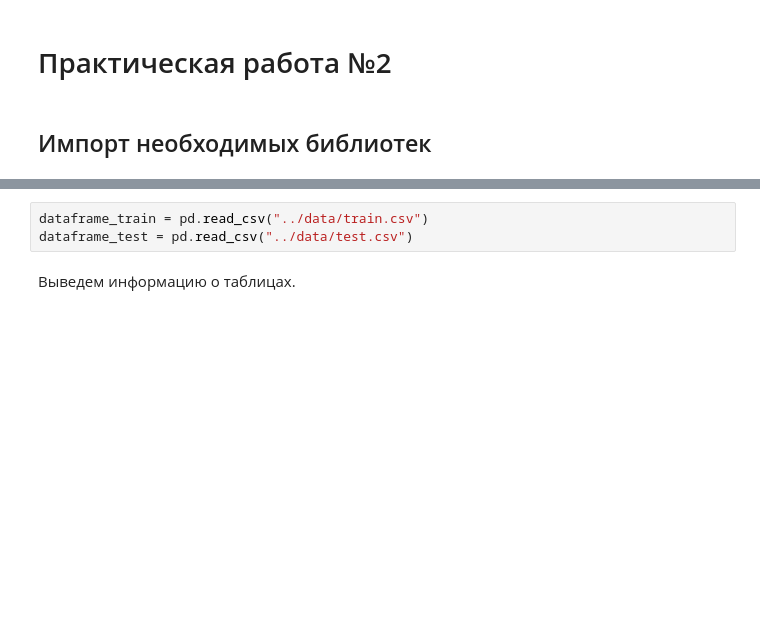
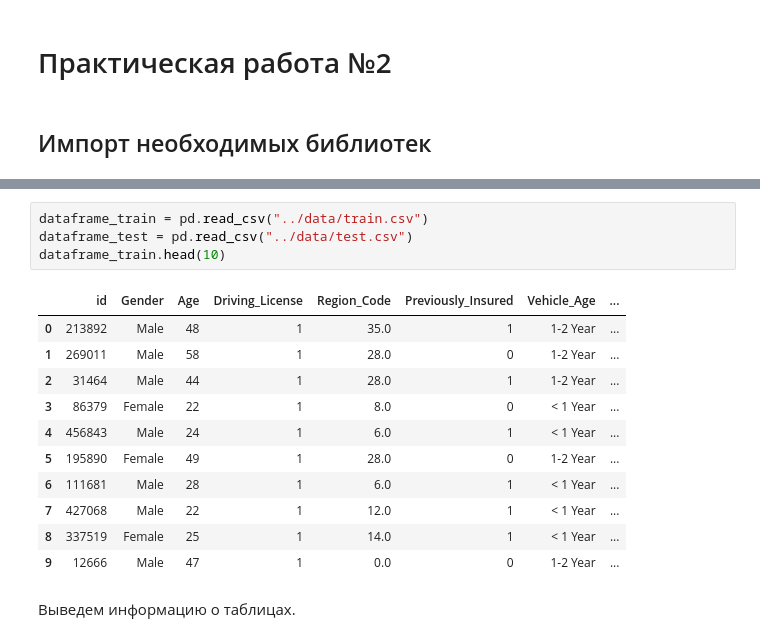
Before and after one commit to Nitrolacs/data_analysis_2_lab, a Jupyter notebook: notebooks/lab_2.ipynb, the cells around one changed output, grey strips where cells are left out. Saved outputs shown, nothing was run; the diff lists cells and outputs as text; blank space fills up the shorter version.

```diff
--- a/notebooks/lab_2.ipynb
+++ b/notebooks/lab_2.ipynb
@@ -12,6 +22,19 @@ from imblearn.under_sampling import RandomUnderSampler
 # %%
 dataframe_train = pd.read_csv("../data/train.csv")
 dataframe_test = pd.read_csv("../data/test.csv")
+dataframe_train.head(10)
+# %% [output]
+|  | id | Gender | Age | Driving_License | Region_Code | Previously_Insured | Vehicle_Age | ... |
+| 0 | 213892 | Male | 48 | 1 | 35.0 | 1 | 1-2 Year | ... |
+| 1 | 269011 | Male | 58 | 1 | 28.0 | 0 | 1-2 Year | ... |
+| 2 | 31464 | Male | 44 | 1 | 28.0 | 1 | 1-2 Year | ... |
+| 3 | 86379 | Female | 22 | 1 | 8.0 | 0 | < 1 Year | ... |
+| 4 | 456843 | Male | 24 | 1 | 6.0 | 1 | < 1 Year | ... |
+| 5 | 195890 | Female | 49 | 1 | 28.0 | 0 | 1-2 Year | ... |
+| 6 | 111681 | Male | 28 | 1 | 6.0 | 1 | < 1 Year | ... |
+| 7 | 427068 | Male | 22 | 1 | 12.0 | 1 | < 1 Year | ... |
+| 8 | 337519 | Female | 25 | 1 | 14.0 | 1 | < 1 Year | ... |
+| 9 | 12666 | Male | 47 | 1 | 0.0 | 0 | 1-2 Year | ... |
 # %% [markdown]
 Выведем информацию о таблицах.
 # %%
```
Also changed, not shown: parts of 30 cells of this notebook, 2 other files.
